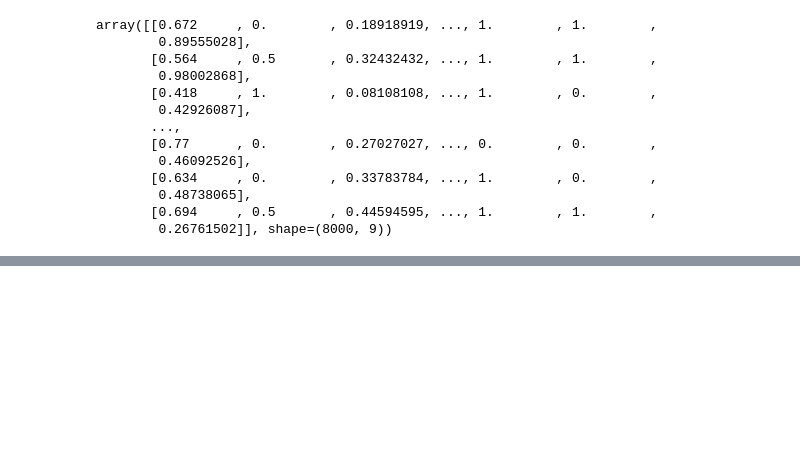
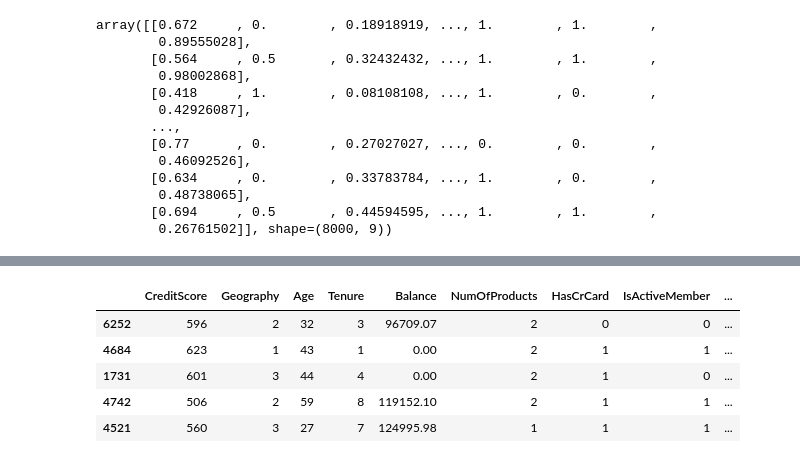
Before and after one commit to barrenha95/maturity_0_manual_deployment, a Jupyter notebook: model_training.ipynb, the cells around one changed output, grey strips where cells are left out. Saved outputs shown, nothing was run; the diff lists cells and outputs as text; code cells hidden in the pictures; blank space fills up the shorter version.

```diff
--- a/model_training.ipynb
+++ b/model_training.ipynb
@@ -228,0 +271,20 @@ array([[0.672     , 0.        , 0.18918919, ..., 1.        , 1.        ,
+# %%
+X_test = X_test.drop('RowNumber', axis = 1)
+X_test = X_test.drop('CustomerId', axis = 1)
+X_test = X_test.drop('Surname', axis = 1)
+X_test = X_test.drop('Gender', axis = 1)
+# %%
+country_dict = {"France" : 1,
+                "Germany": 2,
+                "Spain"  : 3}
+
+X_test["Geography"] = X_test.Geography.apply(lambda x: country_dict[x])
+# %%
+X_test.head(5)
+# %% [output]
+|  | CreditScore | Geography | Age | Tenure | Balance | NumOfProducts | HasCrCard | IsActiveMember | ... |
+| 6252 | 596 | 2 | 32 | 3 | 96709.07 | 2 | 0 | 0 | ... |
+| 4684 | 623 | 1 | 43 | 1 | 0.00 | 2 | 1 | 1 | ... |
+| 1731 | 601 | 3 | 44 | 4 | 0.00 | 2 | 1 | 0 | ... |
+| 4742 | 506 | 2 | 59 | 8 | 119152.10 | 2 | 1 | 1 | ... |
+| 4521 | 560 | 3 | 27 | 7 | 124995.98 | 1 | 1 | 1 | ... |
```
Also changed, not shown: parts of 26 cells of this notebook, 2 other files.
